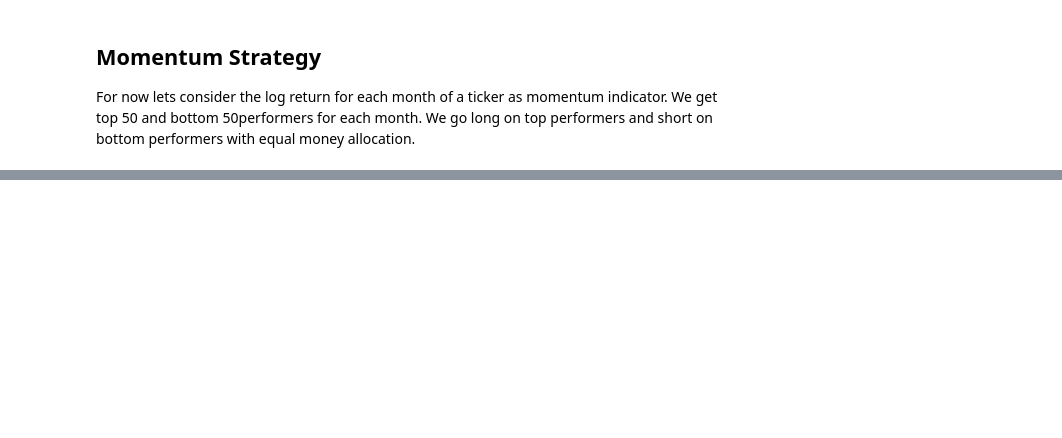
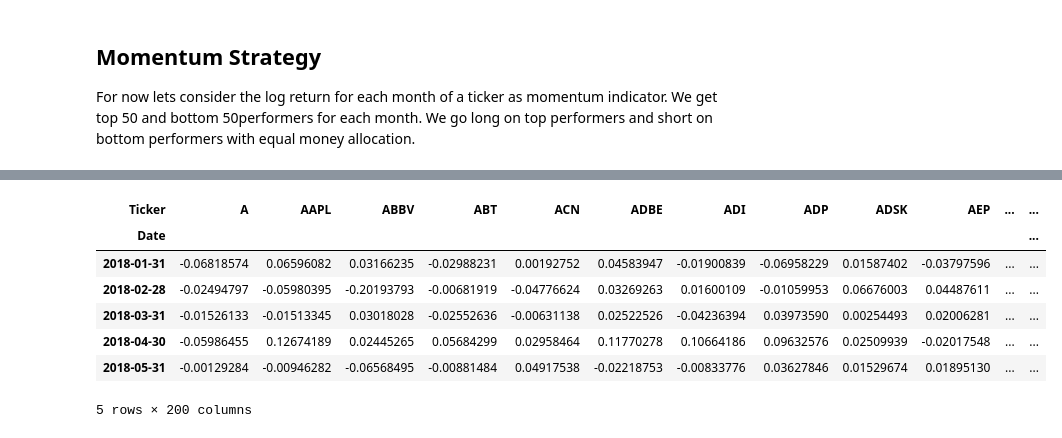
Before and after one commit to ansingh16/AI_for_trading, a Jupyter notebook: Strategies/Momentum_strategy.ipynb, the cells around one changed output, grey strips where cells are left out. Cells and saved outputs as stored; diff of their text form; code cells hidden in the pictures; blank space fills up the shorter version.

```diff
--- a/Strategies/Momentum_strategy.ipynb
+++ b/Strategies/Momentum_strategy.ipynb
@@ -240,2 +225,13 @@ Tests Passed
+# %%
+lookahead_returns.head()
+# %% [output]
+| Ticker | A | AAPL | ABBV | ABT | ACN | ADBE | ADI | ADP | ADSK | AEP | ... | ... |
+| Date |  |  |  |  |  |  |  |  |  |  |  | ... |
+| 2018-01-31 | -0.06818574 | 0.06596082 | 0.03166235 | -0.02988231 | 0.00192752 | 0.04583947 | -0.01900839 | -0.06958229 | 0.01587402 | -0.03797596 | ... | ... |
+| 2018-02-28 | -0.02494797 | -0.05980395 | -0.20193793 | -0.00681919 | -0.04776624 | 0.03269263 | 0.01600109 | -0.01059953 | 0.06676003 | 0.04487611 | ... | ... |
+| 2018-03-31 | -0.01526133 | -0.01513345 | 0.03018028 | -0.02552636 | -0.00631138 | 0.02522526 | -0.04236394 | 0.03973590 | 0.00254493 | 0.02006281 | ... | ... |
+| 2018-04-30 | -0.05986455 | 0.12674189 | 0.02445265 | 0.05684299 | 0.02958464 | 0.11770278 | 0.10664186 | 0.09632576 | 0.02509939 | -0.02017548 | ... | ... |
+| 2018-05-31 | -0.00129284 | -0.00946282 | -0.06568495 | -0.00881484 | 0.04917538 | -0.02218753 | -0.00833776 | 0.03627846 | 0.01529674 | 0.01895130 | ... | ... |
+5 rows × 200 columns
 # %%
 # function to calculate portfolio returns
```
Also changed, not shown: parts of 17 cells of this notebook.
